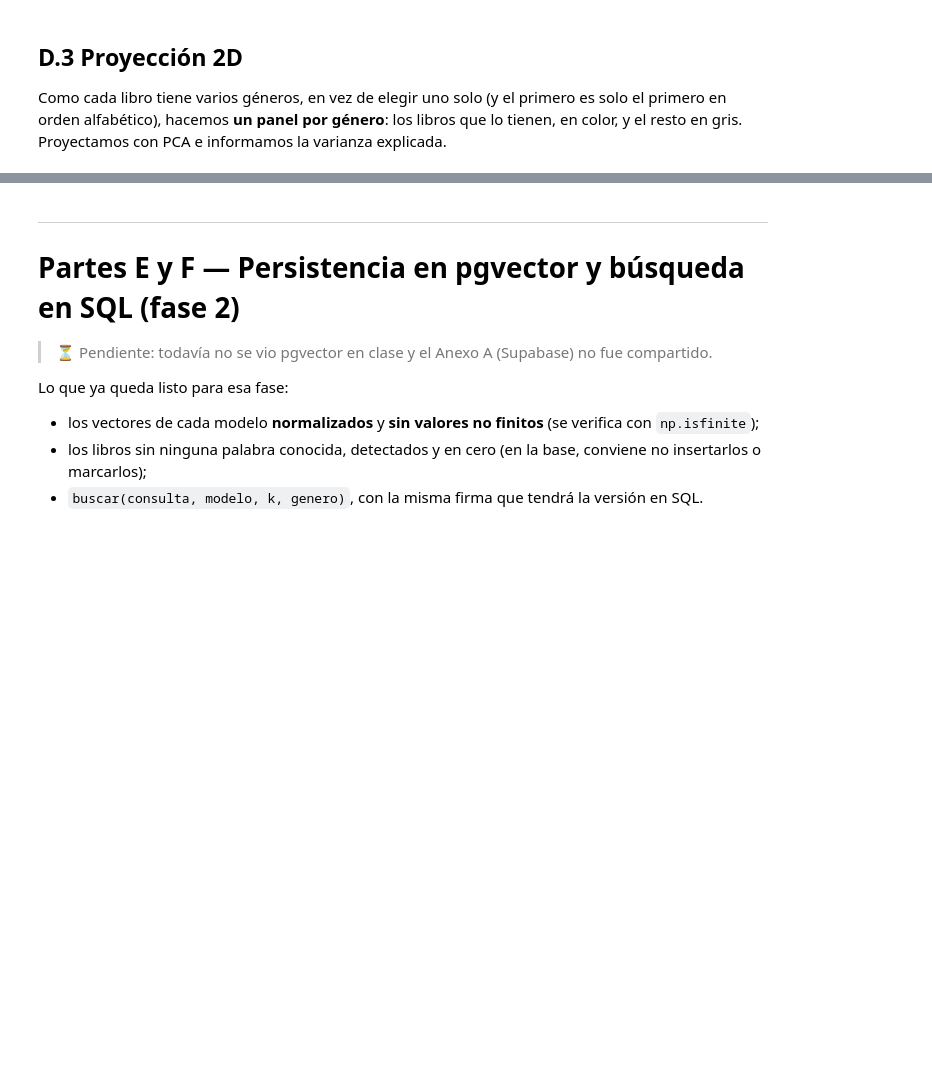
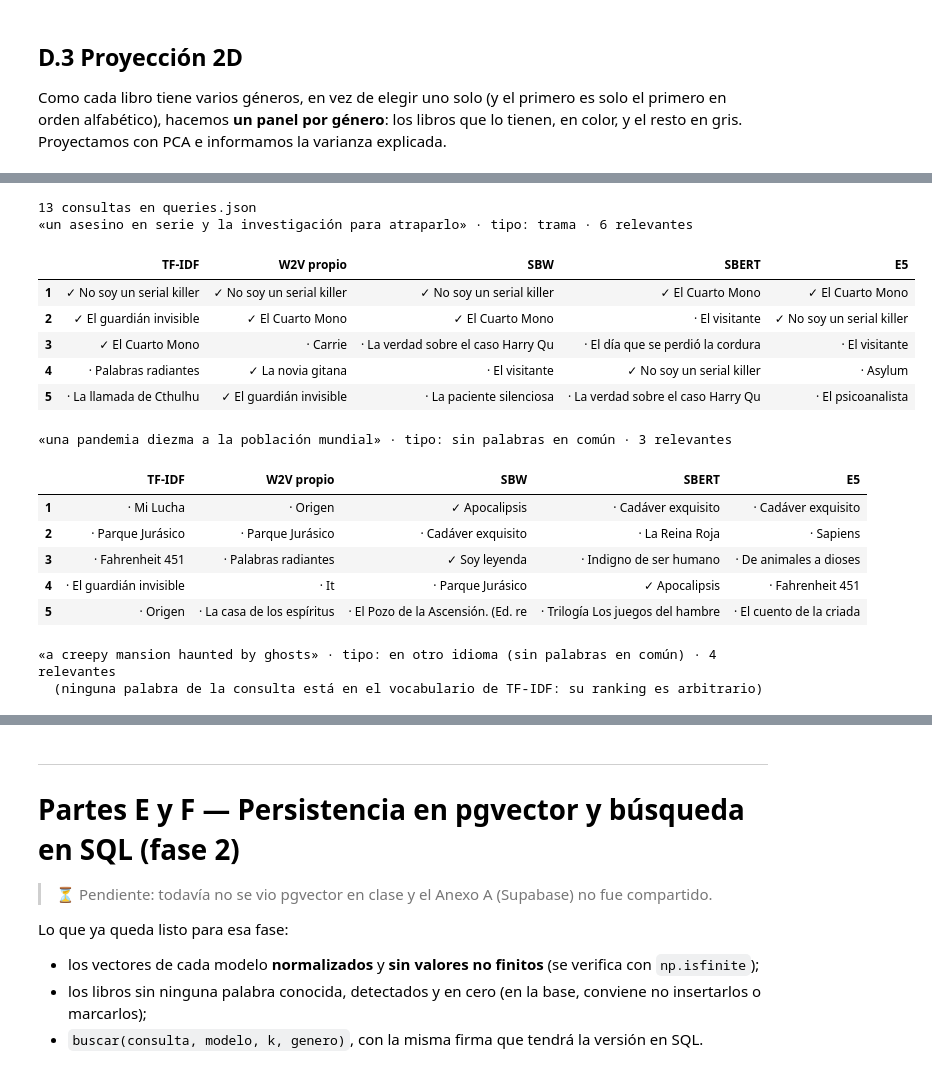
Before and after one commit to jcalabozo/PLN_TUIA, a Jupyter notebook: P2/TP2_calabozo_giuntoli_darruiz_dicarlo.ipynb, the cells around one changed output, grey strips where cells are left out. Cells and saved outputs as stored; diff of their text form; code cells hidden in the pictures; blank space fills up the shorter version.

```diff
--- a/P2/TP2_calabozo_giuntoli_darruiz_dicarlo.ipynb
+++ b/P2/TP2_calabozo_giuntoli_darruiz_dicarlo.ipynb
@@ -780,0 +831,37 @@ for nombre, m in MODELOS.items():
+# %%
+queries = json.load(open(RUTA_QUERIES, encoding="utf-8"))
+print(f"{len(queries)} consultas en {RUTA_QUERIES}")
+
+
+def ranking_lado_a_lado(id_consulta, k=5):
+    q = next(q for q in queries if q["id"] == id_consulta)
+    print(f"«{q['consulta']}» · tipo: {q['tipo']} · {len(q['relevantes'])} relevantes")
+    if vector_consulta_tfidf(q["consulta"]).nnz == 0:
+        print("  (ninguna palabra de la consulta está en el vocabulario de TF-IDF: su ranking es arbitrario)")
+    tabla = {}
+    for nombre in MODELOS:
+        recuperados = buscar(q["consulta"], nombre, k=k)["titulo"]
+        tabla[nombre] = [("✓ " if t in q["relevantes"] else "· ") + t[:32] for t in recuperados]
+    return pd.DataFrame(tabla, index=range(1, k + 1))
+
+
+for id_consulta in ["q04", "q03", "q07"]:
+    display(ranking_lado_a_lado(id_consulta))
+# %% [output]
+13 consultas en queries.json
+«un asesino en serie y la investigación para atraparlo» · tipo: trama · 6 relevantes
+|  | TF-IDF | W2V propio | SBW | SBERT | E5 |
+| 1 | ✓ No soy un serial killer | ✓ No soy un serial killer | ✓ No soy un serial killer | ✓ El Cuarto Mono | ✓ El Cuarto Mono |
+| 2 | ✓ El guardián invisible | ✓ El Cuarto Mono | ✓ El Cuarto Mono | · El visitante | ✓ No soy un serial killer |
+| 3 | ✓ El Cuarto Mono | · Carrie | · La verdad sobre el caso Harry Qu | · El día que se perdió la cordura | · El visitante |
+| 4 | · Palabras radiantes | ✓ La novia gitana | · El visitante | ✓ No soy un serial killer | · Asylum |
+| 5 | · La llamada de Cthulhu | ✓ El guardián invisible | · La paciente silenciosa | · La verdad sobre el caso Harry Qu | · El psicoanalista |
+«una pandemia diezma a la población mundial» · tipo: sin palabras en común · 3 relevantes
+|  | TF-IDF | W2V propio | SBW | SBERT | E5 |
+| 1 | · Mi Lucha | · Origen | ✓ Apocalipsis | · Cadáver exquisito | · Cadáver exquisito |
+| 2 | · Parque Jurásico | · Parque Jurásico | · Cadáver exquisito | · La Reina Roja | · Sapiens |
+| 3 | · Fahrenheit 451 | · Palabras radiantes | ✓ Soy leyenda | · Indigno de ser humano | · De animales a dioses |
+| 4 | · El guardián invisible | · It | · Parque Jurásico | ✓ Apocalipsis | · Fahrenheit 451 |
+| 5 | · Origen | · La casa de los espíritus | · El Pozo de la Ascensión. (Ed. re | · Trilogía Los juegos del hambre | · El cuento de la criada |
+«a creepy mansion haunted by ghosts» · tipo: en otro idioma (sin palabras en común) · 4 relevantes
+  (ninguna palabra de la consulta está en el vocabulario de TF-IDF: su ranking es arbitrario)
```
Also changed, not shown: parts of 27 cells of this notebook.
